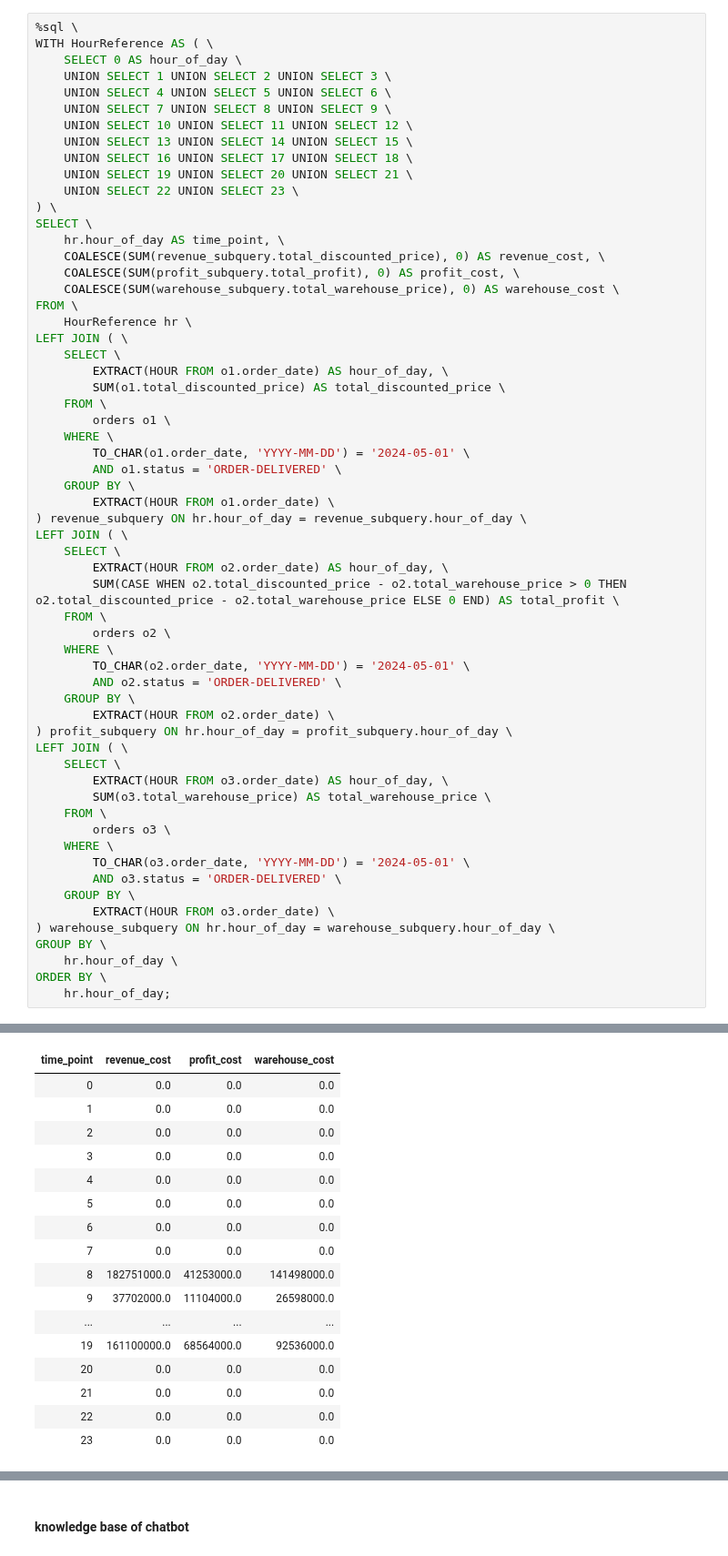
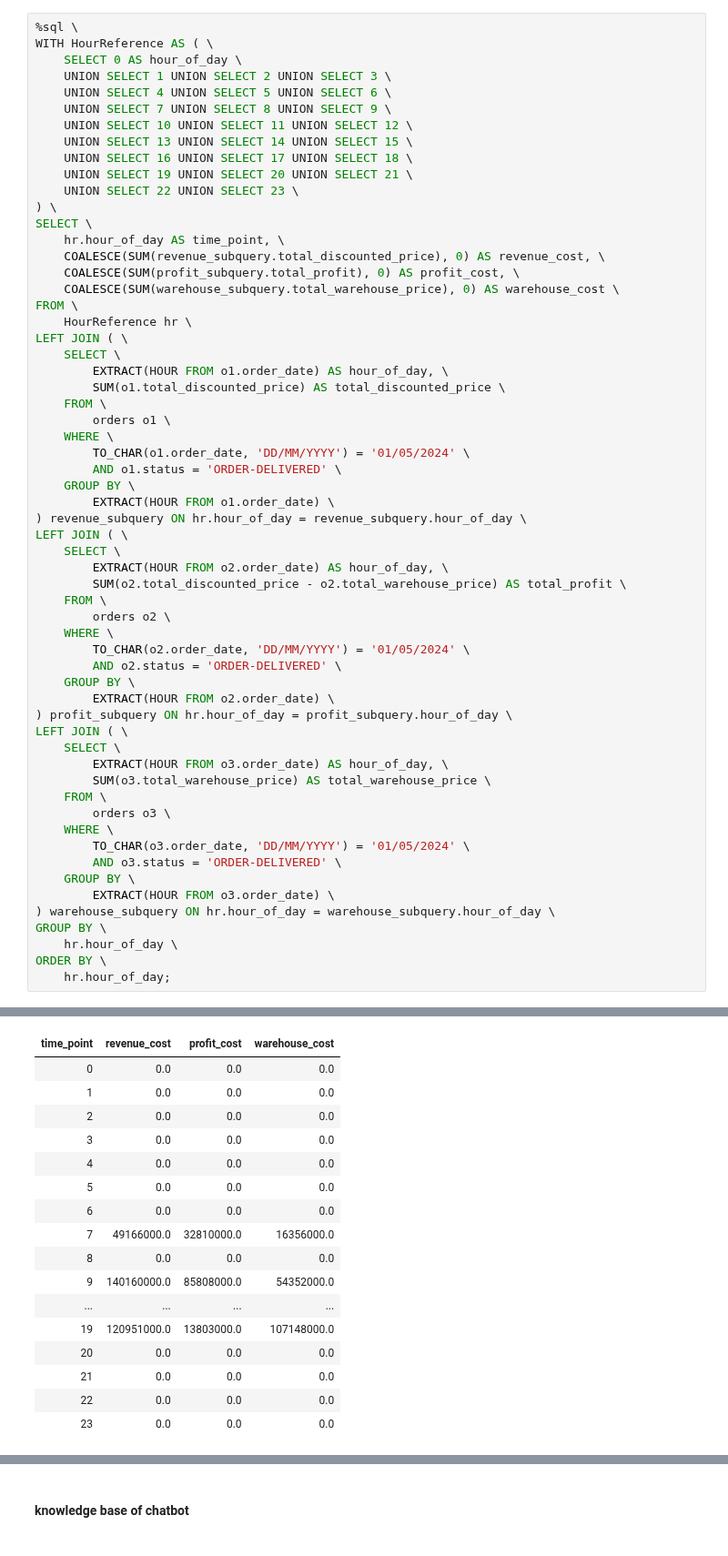
Before and after one commit to DNAnh01/SoleMateAI, a Jupyter notebook: backend/sql_query.ipynb, the cells around one changed output, grey strips where cells are left out. Shown at 91% size. Drawn from its saved outputs; the diff is of its cells as text.

```diff
--- a/backend/sql_query.ipynb
+++ b/backend/sql_query.ipynb
@@ -35,7 +33,7 @@ LEFT JOIN ( \
     FROM \
         orders o1 \
     WHERE \
-        TO_CHAR(o1.order_date, 'YYYY-MM-DD') = '2024-05-01' \
+        TO_CHAR(o1.order_date, 'DD/MM/YYYY') = '01/05/2024' \
         AND o1.status = 'ORDER-DELIVERED' \
     GROUP BY \
         EXTRACT(HOUR FROM o1.order_date) \
@@ -43,47 +41,47 @@ LEFT JOIN ( \
 LEFT JOIN ( \
     SELECT \
         EXTRACT(HOUR FROM o2.order_date) AS hour_of_day, \
-        SUM(CASE WHEN o2.total_discounted_price - o2.total_warehouse_price > 0 THEN o2.total_discounted_price - o2.total_warehouse_price ELSE 0 END) AS total_profit \
+        SUM(o2.total_discounted_price - o2.total_warehouse_price) AS total_profit \
     FROM \
         orders o2 \
     WHERE \
-        TO_CHAR(o2.order_date, 'YYYY-MM-DD') = '2024-05-01' \
+        TO_CHAR(o2.order_date, 'DD/MM/YYYY') = '01/05/2024' \
         AND o2.status = 'ORDER-DELIVERED' \
     GROUP BY \
         EXTRACT(HOUR FROM o2.order_date) \
 ) profit_subquery ON hr.hour_of_day = profit_subquery.hour_of_day \
 LEFT JOIN ( \
     SELECT \
         EXTRACT(HOUR FROM o3.order_date) AS hour_of_day, \
         SUM(o3.total_warehouse_price) AS total_warehouse_price \
     FROM \
         orders o3 \
     WHERE \
-        TO_CHAR(o3.order_date, 'YYYY-MM-DD') = '2024-05-01' \
+        TO_CHAR(o3.order_date, 'DD/MM/YYYY') = '01/05/2024' \
         AND o3.status = 'ORDER-DELIVERED' \
     GROUP BY \
         EXTRACT(HOUR FROM o3.order_date) \
 ) warehouse_subquery ON hr.hour_of_day = warehouse_subquery.hour_of_day \
 GROUP BY \
     hr.hour_of_day \
 ORDER BY \
     hr.hour_of_day;
 # %% [output]
  * postgresql://postgres:***@localhost/SoleMateAI
 24 rows affected.
 | time_point | revenue_cost | profit_cost | warehouse_cost |
 | 0 | 0.0 | 0.0 | 0.0 |
 | 1 | 0.0 | 0.0 | 0.0 |
 | 2 | 0.0 | 0.0 | 0.0 |
 | 3 | 0.0 | 0.0 | 0.0 |
 | 4 | 0.0 | 0.0 | 0.0 |
 | 5 | 0.0 | 0.0 | 0.0 |
 | 6 | 0.0 | 0.0 | 0.0 |
-| 7 | 0.0 | 0.0 | 0.0 |
-| 8 | 182751000.0 | 41253000.0 | 141498000.0 |
-| 9 | 37702000.0 | 11104000.0 | 26598000.0 |
+| 7 | 49166000.0 | 32810000.0 | 16356000.0 |
+| 8 | 0.0 | 0.0 | 0.0 |
+| 9 | 140160000.0 | 85808000.0 | 54352000.0 |
 | ... | ... | ... | ... |
-| 19 | 161100000.0 | 68564000.0 | 92536000.0 |
+| 19 | 120951000.0 | 13803000.0 | 107148000.0 |
 | 20 | 0.0 | 0.0 | 0.0 |
 | 21 | 0.0 | 0.0 | 0.0 |
 | 22 | 0.0 | 0.0 | 0.0 |
```
Also changed, not shown: parts of 14 cells of this notebook, 15 other files.
